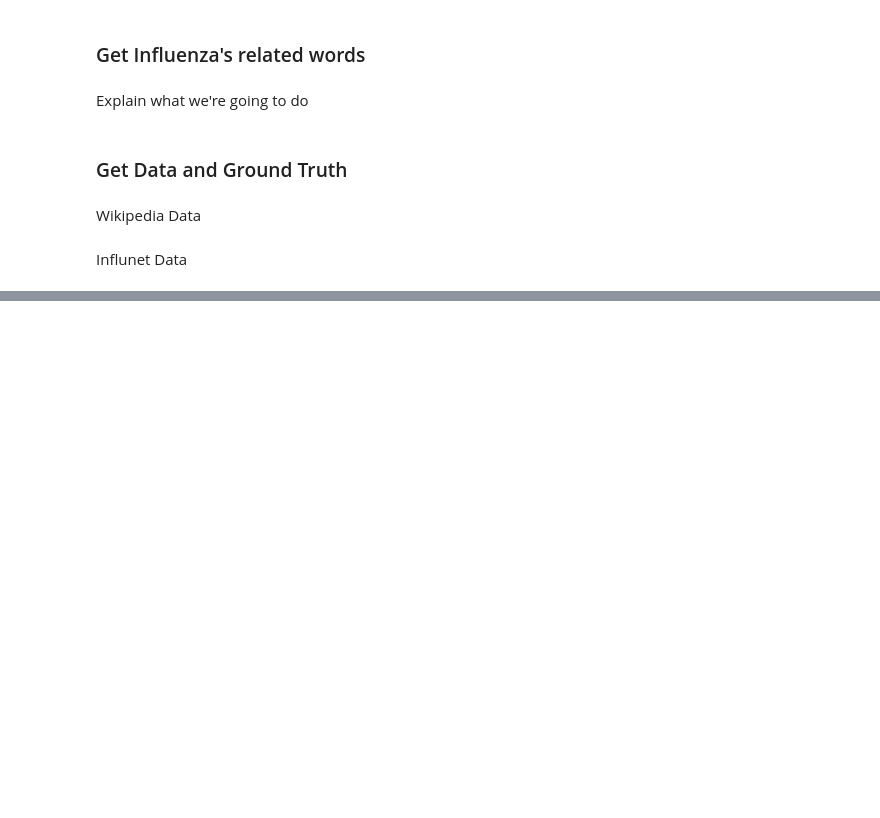
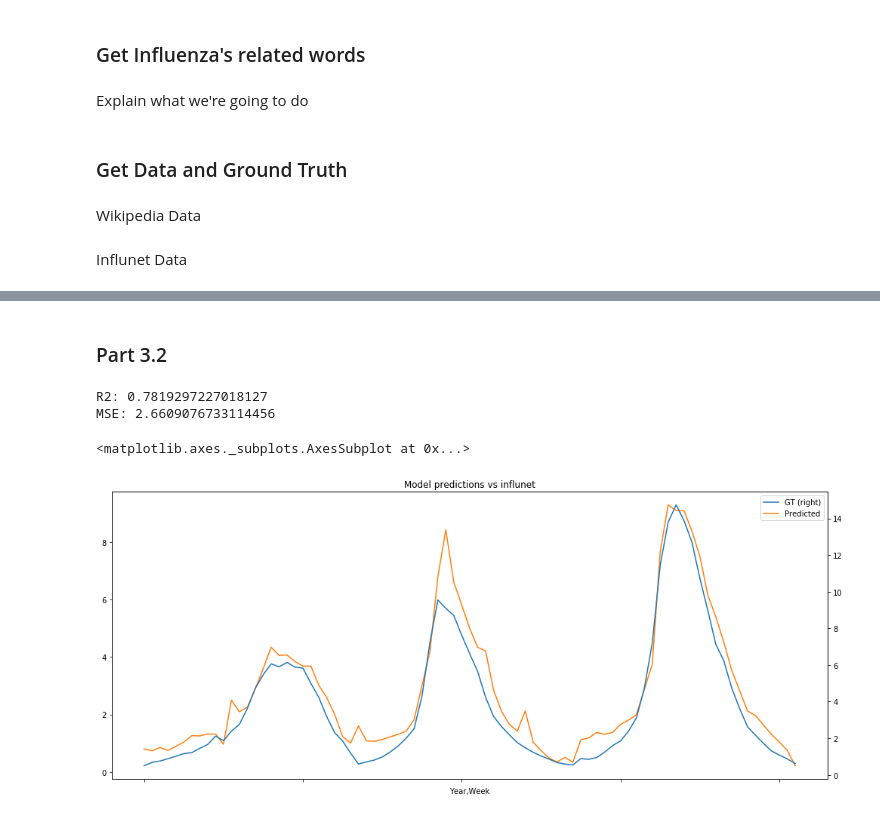
Before and after one commit to tlancian/DE_Homeworks, a Jupyter notebook: HW1/Assignment.ipynb, the cells around one changed output, grey strips where cells are left out. Cells and saved outputs as stored; diff of their text form; code cells hidden in the pictures; blank space fills up the shorter version.

```diff
--- a/HW1/Assignment.ipynb
+++ b/HW1/Assignment.ipynb
@@ -213,0 +351,48 @@ plt.show()
+# %% [markdown]
+### Part 3.2
+# %%
+def get_shift(col):
+
+    '''Return the shifted serie of a given column.'''
+
+    flu_serie = pd.Series(np.asarray(flu_data[[col]]).reshape(84,))
+    serie = flu_serie.shift(1)
+    return serie
+
+def create_shift_dataset():
+
+    '''Return the dataframe with the shifted columns.'''
+
+    flu_AR1 = flu_data.copy()
+    cols_list = list(corr_words.keys())
+    cols_list.append('GT')
+    for col in cols_list:
+        flu_AR1[col+str(1)] = np.asarray(get_shift(col))
+    flu_AR1 = flu_AR1.drop(flu_AR1.index[0])
+    return flu_AR1
+# %%
+flu_AR1 = create_shift_dataset()
+# %%
+X_train, X_test, y_train, y_test, X = dataset_to_model(flu_AR1,
+                                                       ["Influenza", "Polmonite", "Bronchite", "Paracetamolo",
+                                                        "GT1", "Influenza1", "Polmonite1", "Bronchite1", "Paracetamolo1"],
+                                                       shift=True)
+
+best_model, name, min_mse, max_r2 = model_selection(models, X_train, X_test, y_train, y_test, 2018)
+# %%
+# Prediction on the overall dataset
+pred = best_model.predict(np.asarray(X))
+print("R2: " + str(r2_score(np.asarray(flu_data["GT"][1:]).reshape(83,), pred)))
+print("MSE: " + str(mean_squared_error(np.asarray(flu_data["GT"][1:]).reshape(83,), pred)))
+# %% [output]
+R2: 0.7819297227018127
+MSE: 2.6609076733114456
+# %%
+plot = flu_AR1.copy()
+plot["Predicted_18"] = pred
+plot.GT.plot(secondary_y=True, label="GT", figsize=(17,7), legend=True)
+plt.title("Model predictions vs influnet")
+plot.Predicted_18.plot(label="Predicted", legend=True)
+# %% [output]
+<matplotlib.axes._subplots.AxesSubplot at 0x...>
+[figure, added]
```
Also changed, not shown: parts of 17 cells of this notebook, 1 other file.
